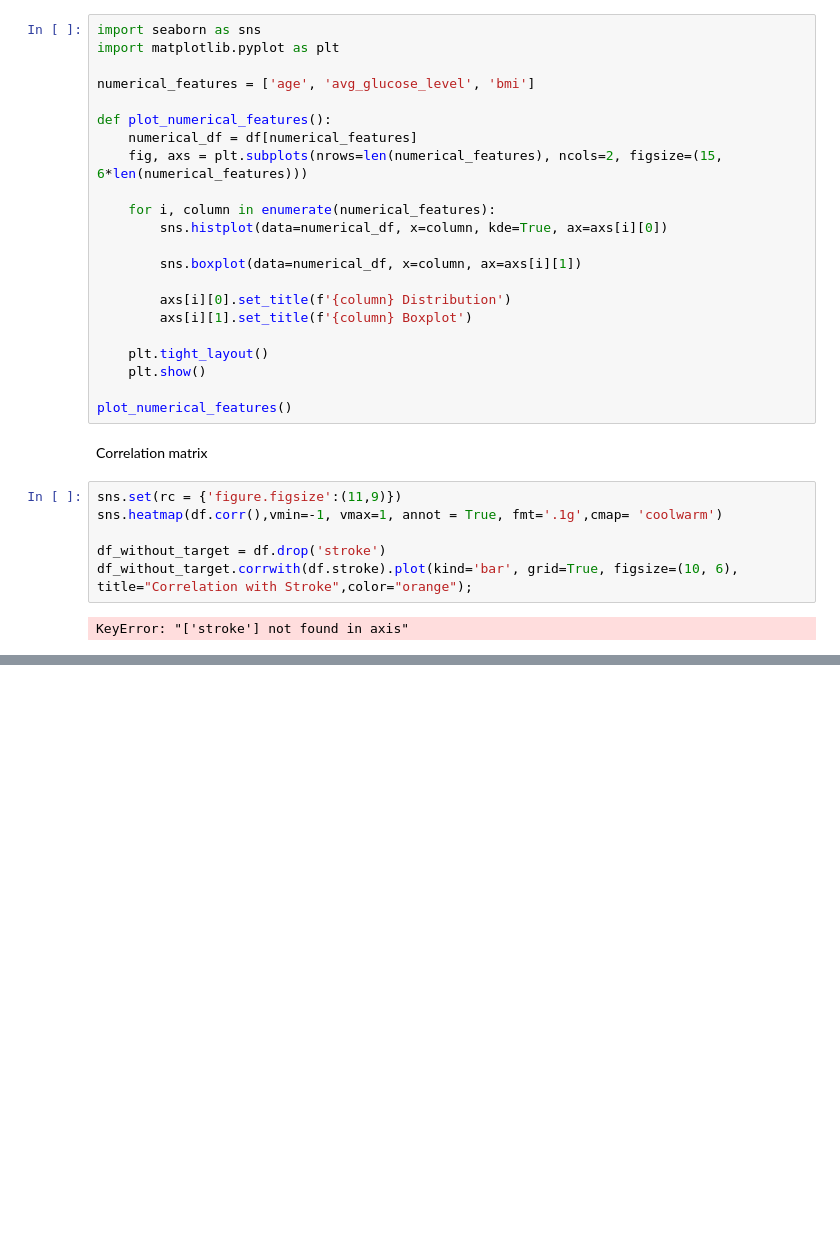
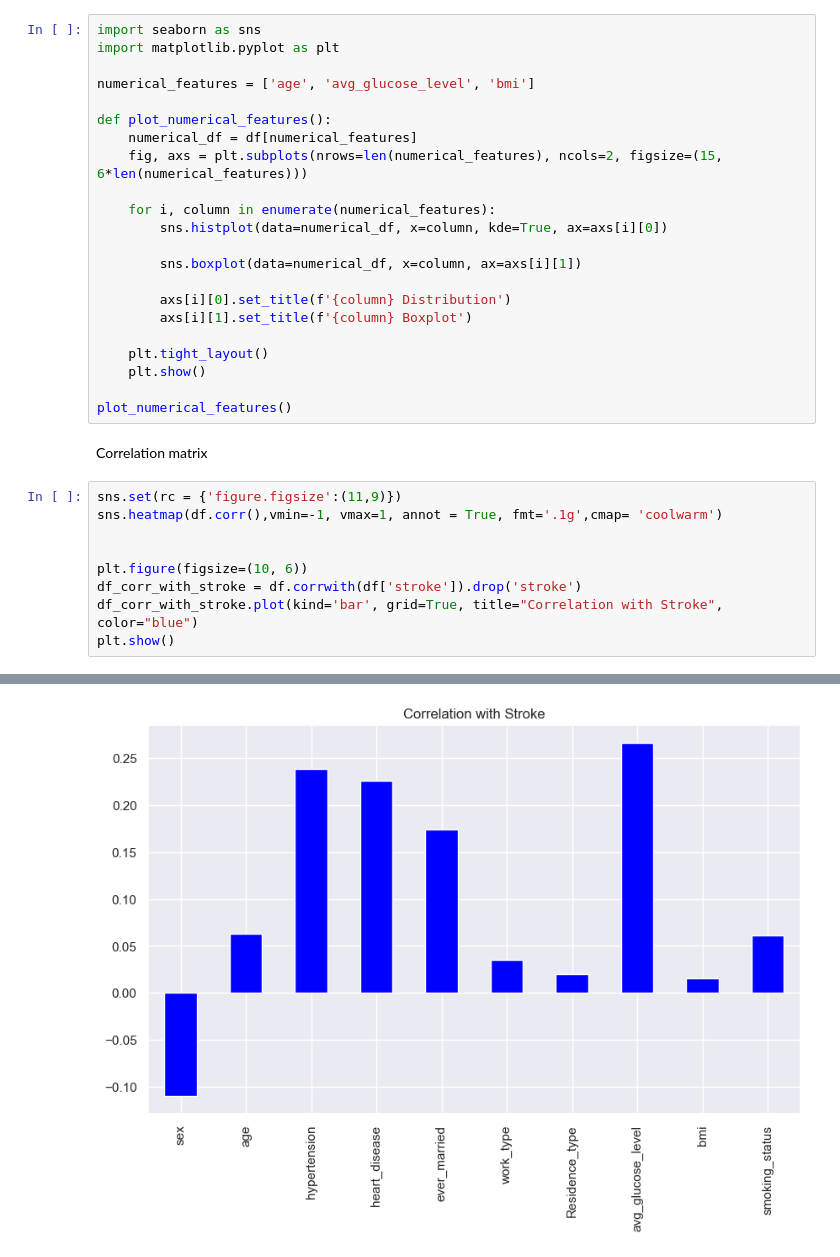
Before and after one commit to alessandroCassani/featureEngineering, a Jupyter notebook: code.ipynb, the cells around one changed output, grey strips where cells are left out. Saved outputs shown, nothing was run; the diff lists cells and outputs as text; blank space fills up the shorter version.

```diff
--- a/code.ipynb
+++ b/code.ipynb
@@ -67,9 +67,12 @@ Correlation matrix
 # %%
 sns.set(rc = {'figure.figsize':(11,9)})
 sns.heatmap(df.corr(),vmin=-1, vmax=1, annot = True, fmt='.1g',cmap= 'coolwarm')
 
-df_without_target = df.drop('stroke')
-df_without_target.corrwith(df.stroke).plot(kind='bar', grid=True, figsize=(10, 6), title="Correlation with Stroke",color="orange");
+
+plt.figure(figsize=(10, 6))
+df_corr_with_stroke = df.corrwith(df['stroke']).drop('stroke')
+df_corr_with_stroke.plot(kind='bar', grid=True, title="Correlation with Stroke", color="blue")
+plt.show()
 # %% [output]
-KeyError: "['stroke'] not found in axis"
 [figure]
+[figure, added]
```
